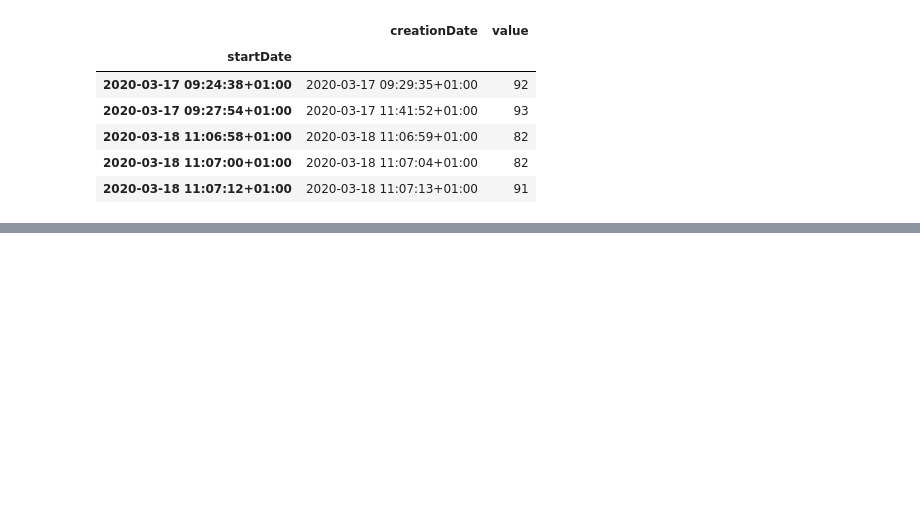
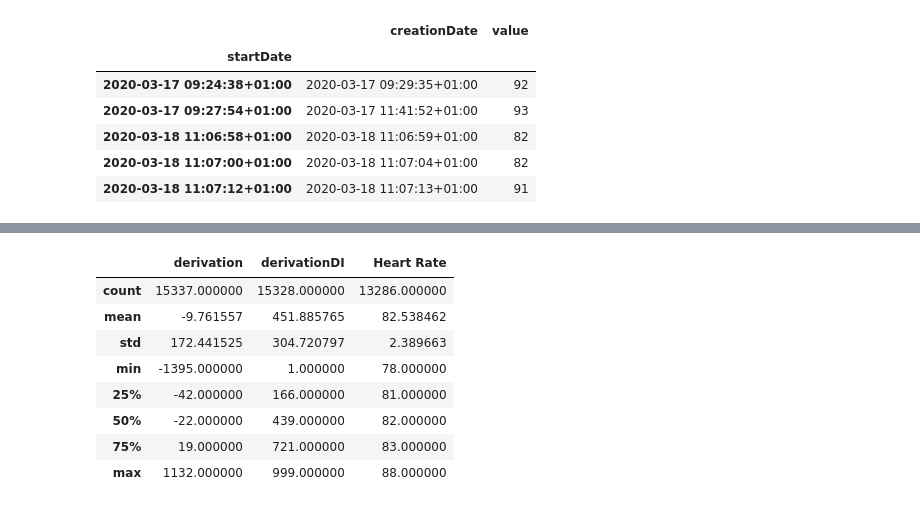
Before and after one commit to pbellot/Physio, a Jupyter notebook: explorationECG.ipynb, the cells around one changed output, grey strips where cells are left out. Cells and saved outputs as stored; diff of their text form; code cells hidden in the pictures; blank space fills up the shorter version.

```diff
--- a/explorationECG.ipynb
+++ b/explorationECG.ipynb
@@ -280,0 +436,12 @@ TypeError: Addition/subtraction of integers and integer-arrays with DatetimeArra
+# %%
+ecg.describe()
+# %% [output]
+|  | derivation | derivationDI | Heart Rate |
+| count | 15337.000000 | 15328.000000 | 13286.000000 |
+| mean | -9.761557 | 451.885765 | 82.538462 |
+| std | 172.441525 | 304.720797 | 2.389663 |
+| min | -1395.000000 | 1.000000 | 78.000000 |
+| 25% | -42.000000 | 166.000000 | 81.000000 |
+| 50% | -22.000000 | 439.000000 | 82.000000 |
+| 75% | 19.000000 | 721.000000 | 83.000000 |
+| max | 1132.000000 | 999.000000 | 88.000000 |
```
Also changed, not shown: parts of 14 cells of this notebook.
